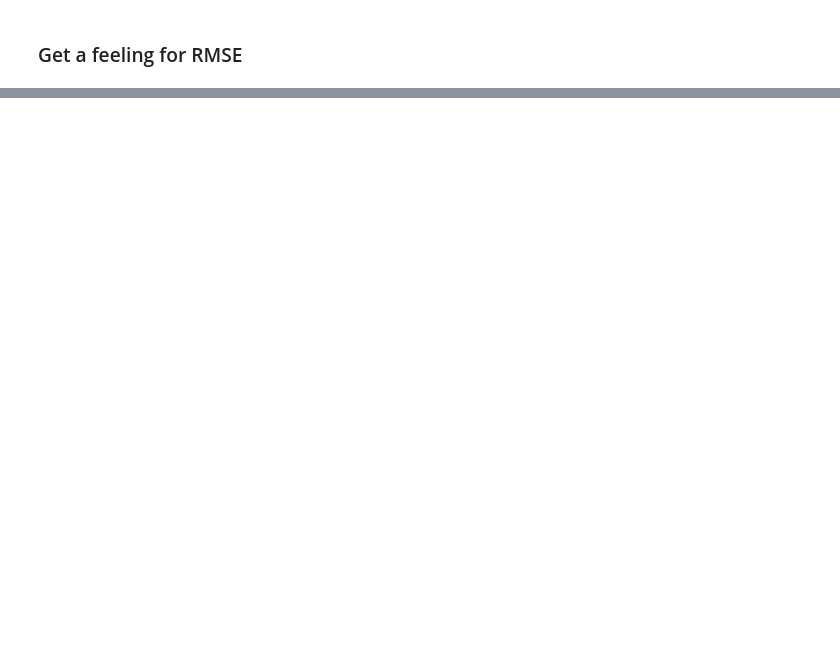
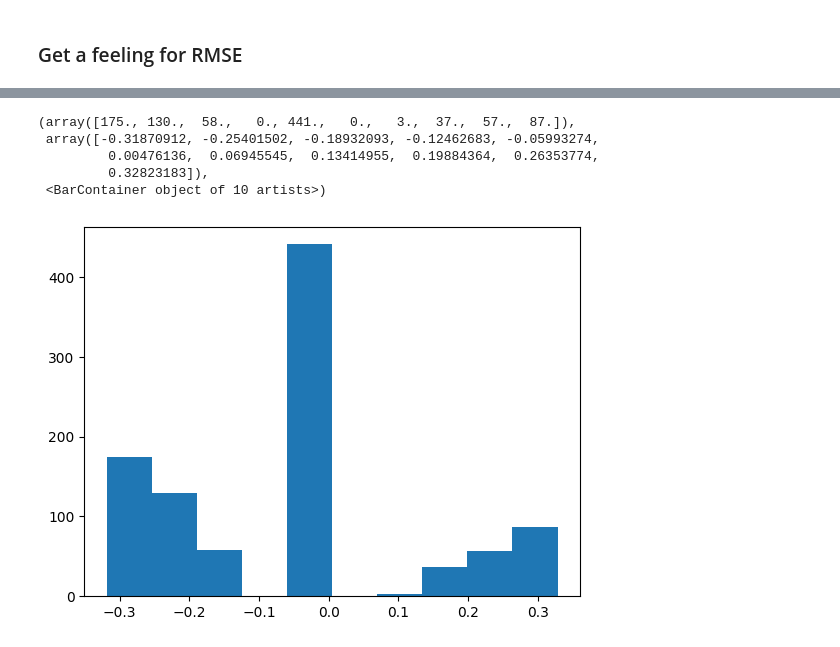
Before and after one commit to VoeP/reddit_sentiment, a Jupyter notebook: notebooks/sentiment_voep.ipynb, the cells around one changed output, grey strips where cells are left out. Cells and saved outputs as stored; diff of their text form; code cells hidden in the pictures; blank space fills up the shorter version.

```diff
--- a/notebooks/sentiment_voep.ipynb
+++ b/notebooks/sentiment_voep.ipynb
@@ -109,0 +134,5 @@ RMSE is really bad as expected because toxicity is a normal distribution centere
+# %%
+for ind, row in first_1000[first_1000["distance_score_sentiment"]>0.8].iterrows():
+    print(row["body"])
+    print(row["score"], row["sentiment"])
+    #print(preprocess_and_predict(row["body"]))
@@ -109,0 +175,5 @@ RMSE is really bad as expected because toxicity is a normal distribution centere
+# %%
+pos_path = os.path.join(os.pardir, 'raw_data', 'comments_positive.csv')
+neg_path = os.path.join(os.pardir, 'raw_data', 'comments_negative.csv')
+pos_df=pd.read_csv(pos_path)
+contr_pos=pos_df[pos_df["controversiality"]>0]
@@ -109,0 +188,13 @@ RMSE is really bad as expected because toxicity is a normal distribution centere
+# %%
+sent_scorings=[]
+counter=0
+for ind, row in pos_df.iterrows():
+    counter=counter +1
+    if counter>1000:
+        break
+    try:
+        print(row['text'])
+        print(preprocess_and_predict2(row['text']))
+        sent_scorings.append(preprocess_and_predict2(row['text']))
+    except:
+        pass
@@ -109,0 +219,9 @@ RMSE is really bad as expected because toxicity is a normal distribution centere
+# %%
+plt.hist(sent_scorings)
+# %% [output]
+(array([175., 130.,  58.,   0., 441.,   0.,   3.,  37.,  57.,  87.]),
+ array([-0.31870912, -0.25401502, -0.18932093, -0.12462683, -0.05993274,
+         0.00476136,  0.06945545,  0.13414955,  0.19884364,  0.26353774,
+         0.32823183]),
+ <BarContainer object of 10 artists>)
+[figure, added]
```
Also changed, not shown: parts of 11 cells of this notebook, 5 other files.
